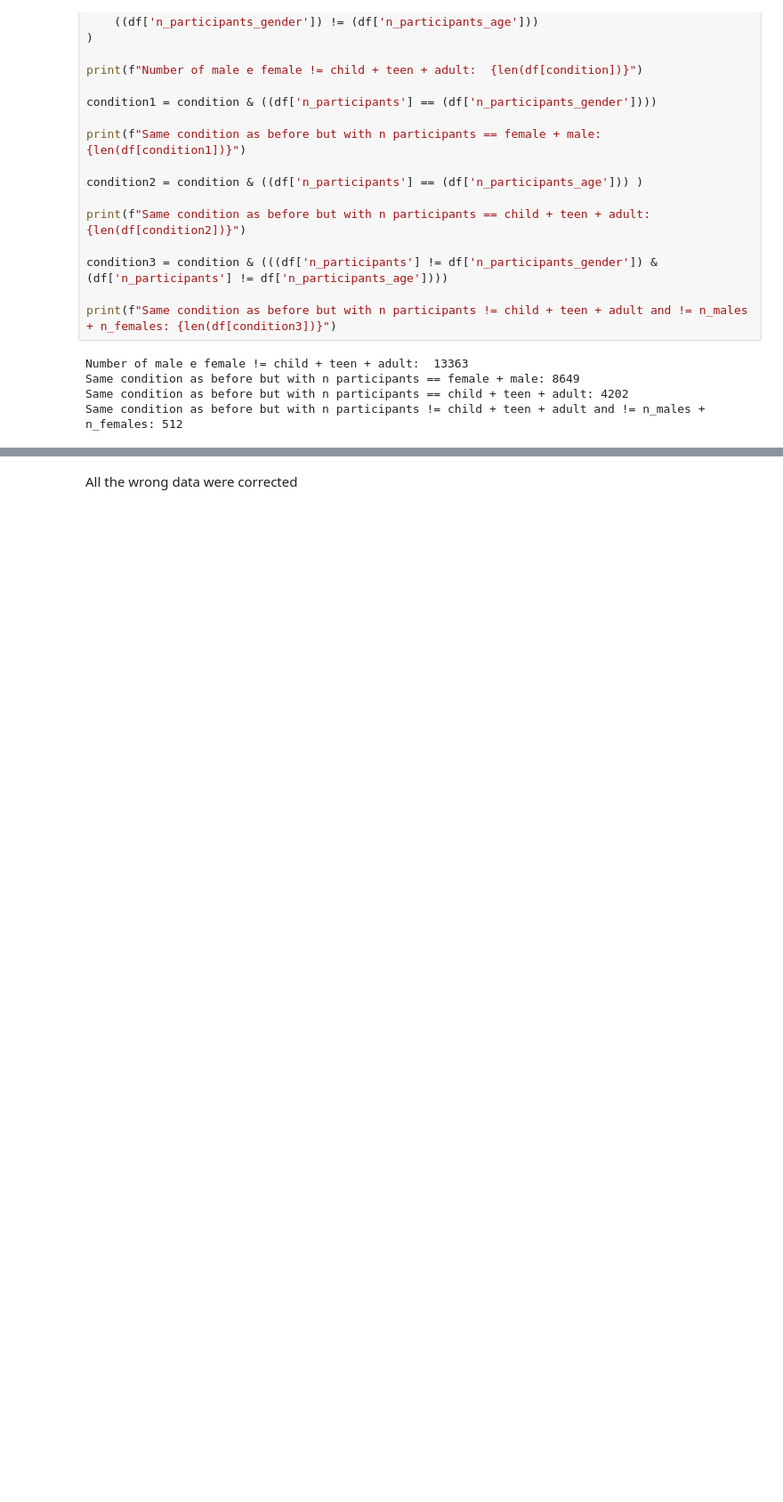
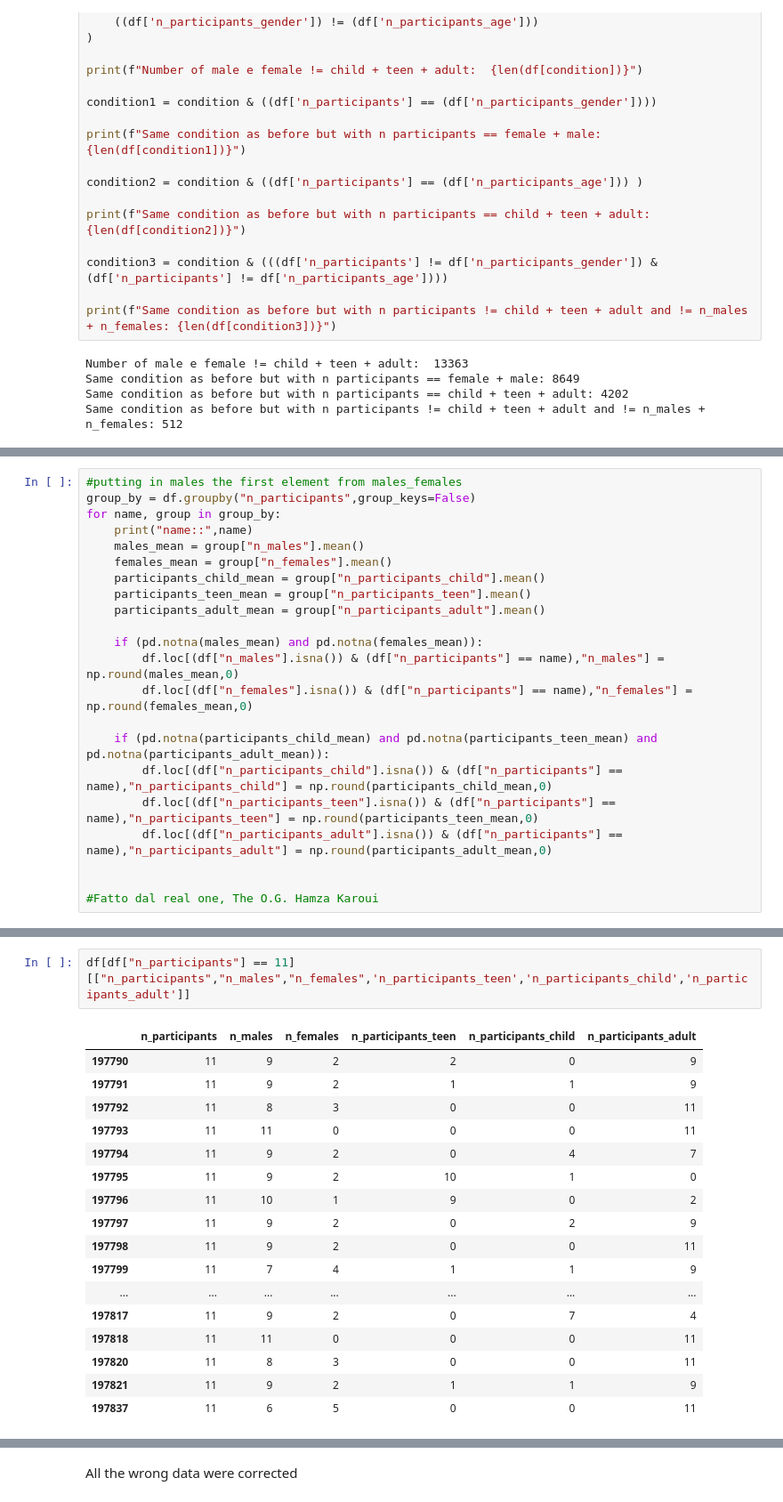
Before and after one commit to vezzusamu/dm-project, a Jupyter notebook: data_preparation.ipynb, the cells around one changed output, grey strips where cells are left out. Shown at 89% size. Drawn from its saved outputs; the diff is of its cells as text; blank space fills up the shorter version.

```diff
--- a/data_preparation.ipynb
+++ b/data_preparation.ipynb
@@ -453,0 +459,22 @@ df = df.groupby("n_participants").apply(fillna_group_age).reset_index(drop=True)
+# %%
+#putting in males the first element from males_females
+group_by = df.groupby("n_participants",group_keys=False)
+for name, group in group_by:
+    print("name::",name)
+    males_mean = group["n_males"].mean()
+    females_mean = group["n_females"].mean()
+    participants_child_mean = group["n_participants_child"].mean()
+    participants_teen_mean = group["n_participants_teen"].mean()
+    participants_adult_mean = group["n_participants_adult"].mean()
+
+    if (pd.notna(males_mean) and pd.notna(females_mean)):
+        df.loc[(df["n_males"].isna()) & (df["n_participants"] == name),"n_males"] = np.round(males_mean,0)
+        df.loc[(df["n_females"].isna()) & (df["n_participants"] == name),"n_females"] = np.round(females_mean,0)
+
+    if (pd.notna(participants_child_mean) and pd.notna(participants_teen_mean) and pd.notna(participants_adult_mean)):
+        df.loc[(df["n_participants_child"].isna()) & (df["n_participants"] == name),"n_participants_child"] = np.round(participants_child_mean,0)
+        df.loc[(df["n_participants_teen"].isna()) & (df["n_participants"] == name),"n_participants_teen"] = np.round(participants_teen_mean,0)
+        df.loc[(df["n_participants_adult"].isna()) & (df["n_participants"] == name),"n_participants_adult"] = np.round(participants_adult_mean,0)
+
+
+#Fatto dal real one, The O.G. Hamza Karoui
@@ -454,3 +499,23 @@ df = df.groupby("n_participants").apply(fillna_group_age).reset_index(drop=True)
+# %%
+df[df["n_participants"] == 11][["n_participants","n_males","n_females",'n_participants_teen','n_participants_child','n_participants_adult']]
+# %% [output]
+|  | n_participants | n_males | n_females | n_participants_teen | n_participants_child | n_participants_adult |
+| 197790 | 11 | 9 | 2 | 2 | 0 | 9 |
+| 197791 | 11 | 9 | 2 | 1 | 1 | 9 |
+| 197792 | 11 | 8 | 3 | 0 | 0 | 11 |
+| 197793 | 11 | 11 | 0 | 0 | 0 | 11 |
+| 197794 | 11 | 9 | 2 | 0 | 4 | 7 |
+| 197795 | 11 | 9 | 2 | 10 | 1 | 0 |
+| 197796 | 11 | 10 | 1 | 9 | 0 | 2 |
+| 197797 | 11 | 9 | 2 | 0 | 2 | 9 |
+| 197798 | 11 | 9 | 2 | 0 | 0 | 11 |
+| 197799 | 11 | 7 | 4 | 1 | 1 | 9 |
+| ... | ... | ... | ... | ... | ... | ... |
+| 197817 | 11 | 9 | 2 | 0 | 7 | 4 |
+| 197818 | 11 | 11 | 0 | 0 | 0 | 11 |
+| 197820 | 11 | 8 | 3 | 0 | 0 | 11 |
+| 197821 | 11 | 9 | 2 | 1 | 1 | 9 |
+| 197837 | 11 | 6 | 5 | 0 | 0 | 11 |
 # %%
 df[["n_participants_child","n_participants_teen", "n_participants_adult", "n_males", "n_females"]].info()
 # %% [output]
```
Also changed, not shown: parts of 10 cells of this notebook.
